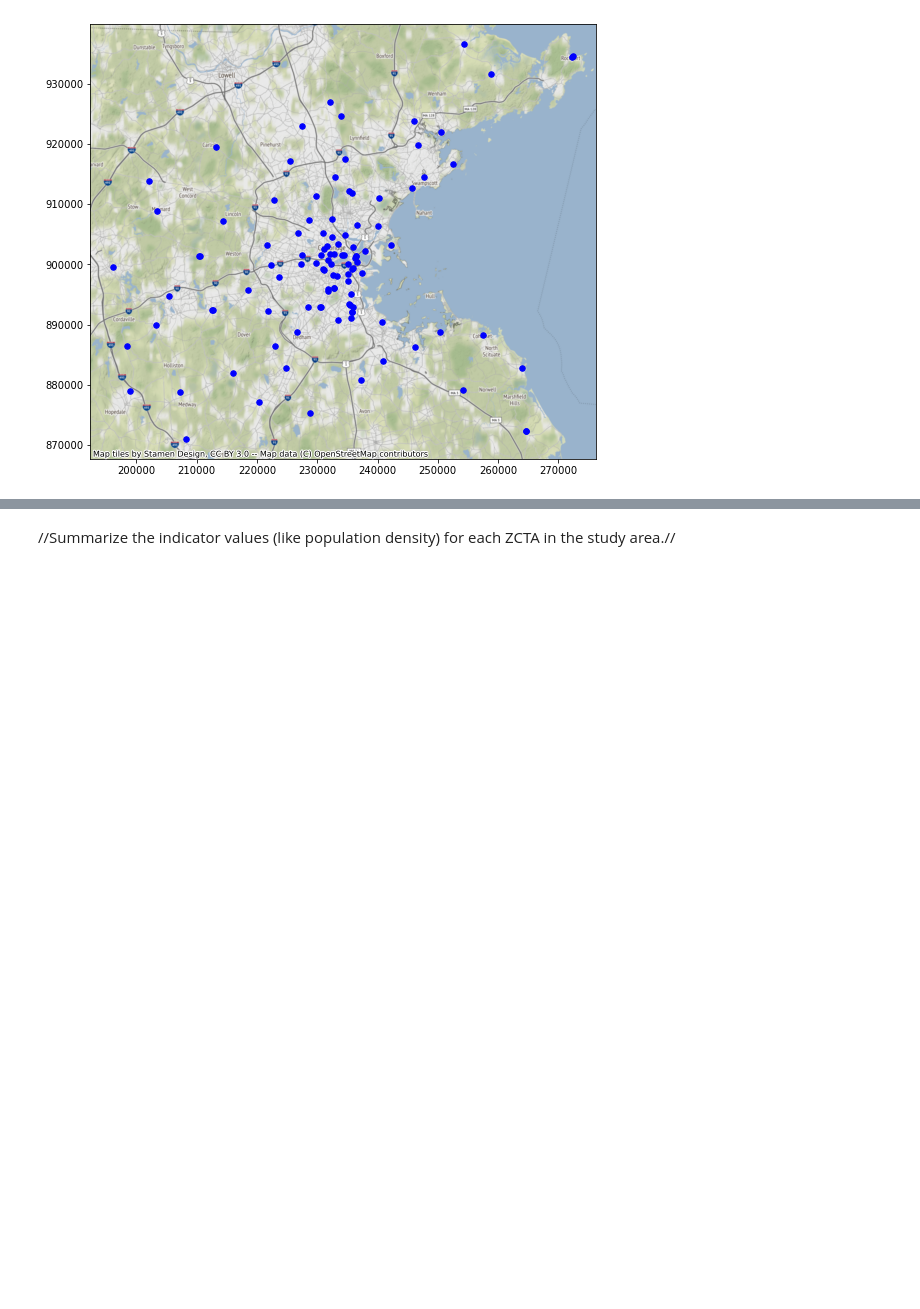
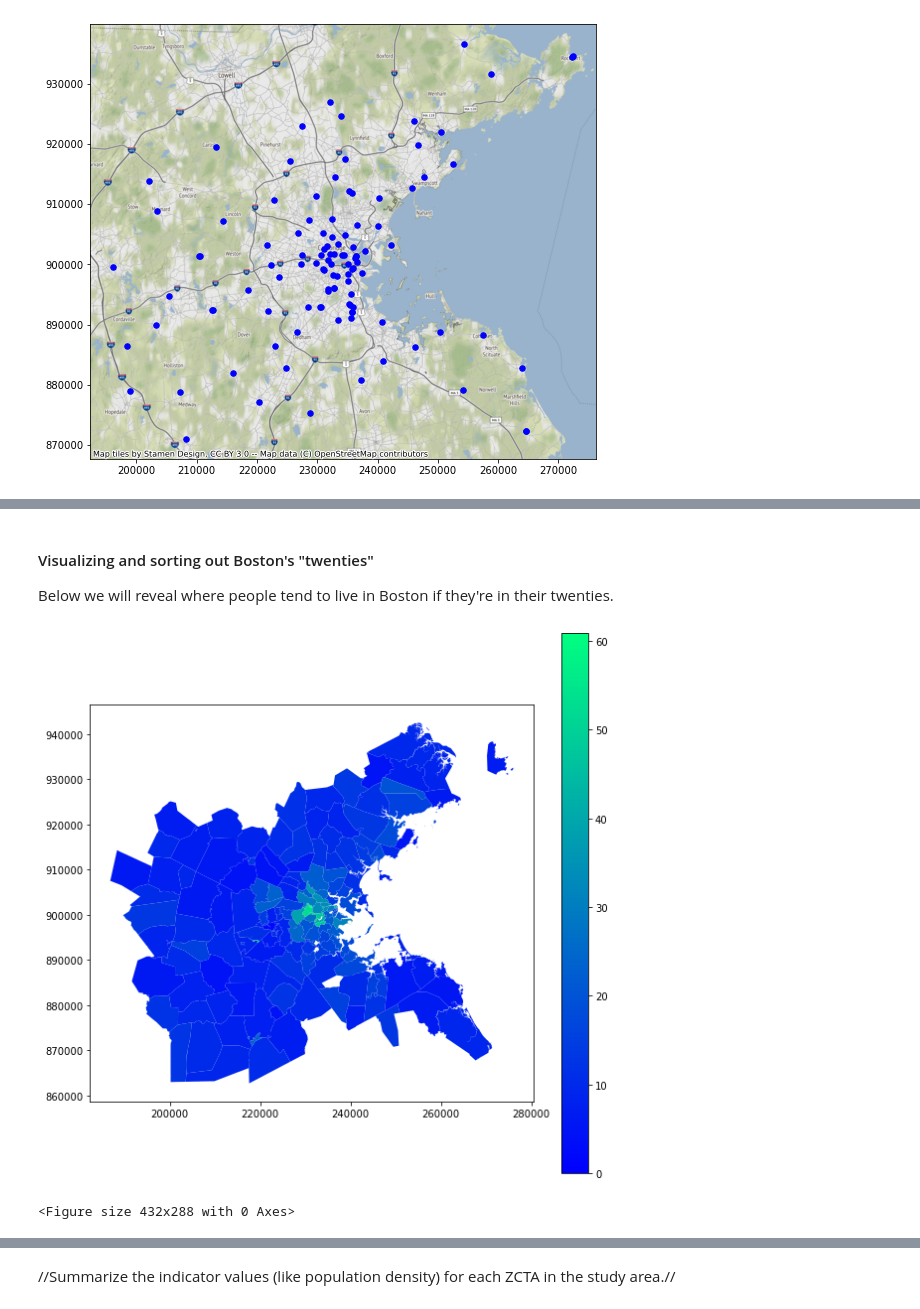
Before and after one commit to finashort/uep239-final-project, a Jupyter notebook: UEP239Final.ipynb, the cells around one changed output, grey strips where cells are left out. Saved outputs shown, nothing was run; the diff lists cells and outputs as text; code cells hidden in the pictures; blank space fills up the shorter version.

```diff
--- a/UEP239Final.ipynb
+++ b/UEP239Final.ipynb
@@ -534,0 +556,6 @@ census
+# %%
+#Now we can rename our columns to make it clear that they represent age medians and take a look at our table. We're also going to need these to be numeric types.
+zcta_bos2 = zcta_bos2.rename(columns={'S0101_C02_006E':'med20_24', 'S0101_C02_007E':'med25_29'})
+zcta_bos2['med20_24']=pd.to_numeric(zcta_bos2['med20_24'])
+zcta_bos2['med25_29']=pd.to_numeric(zcta_bos2['med25_29'])
+zcta_bos2
@@ -534,0 +578,4 @@ census
+# %%
+#I am most concerned about living with other people in their twenties, so I will perform a field calculation to get a total percent value that we will use as our indicator.
+zcta_bos2['twenties']=zcta_bos2['med20_24']+zcta_bos2['med25_29']
+zcta_bos2
@@ -534,0 +596,16 @@ census
+# %% [markdown]
+#### Visualizing and sorting out Boston's "twenties"
+Below we will reveal where people tend to live in Boston if they're in their twenties.
+# %%
+zcta_bos2.plot(column='twenties',
+           alpha=1,
+           #ax=base,
+           legend=True,
+           cmap='winter',
+           figsize=(10, 10))
+plt.show()
+
+cx.add_basemap(ax, crs=zcta_bos2.crs.to_string()) #crs to string outputs coordinates of tpoints dataset
+# %% [output]
+[figure, added]
+<Figure size 432x288 with 0 Axes>
```
Also changed, not shown: parts of 19 cells of this notebook.
